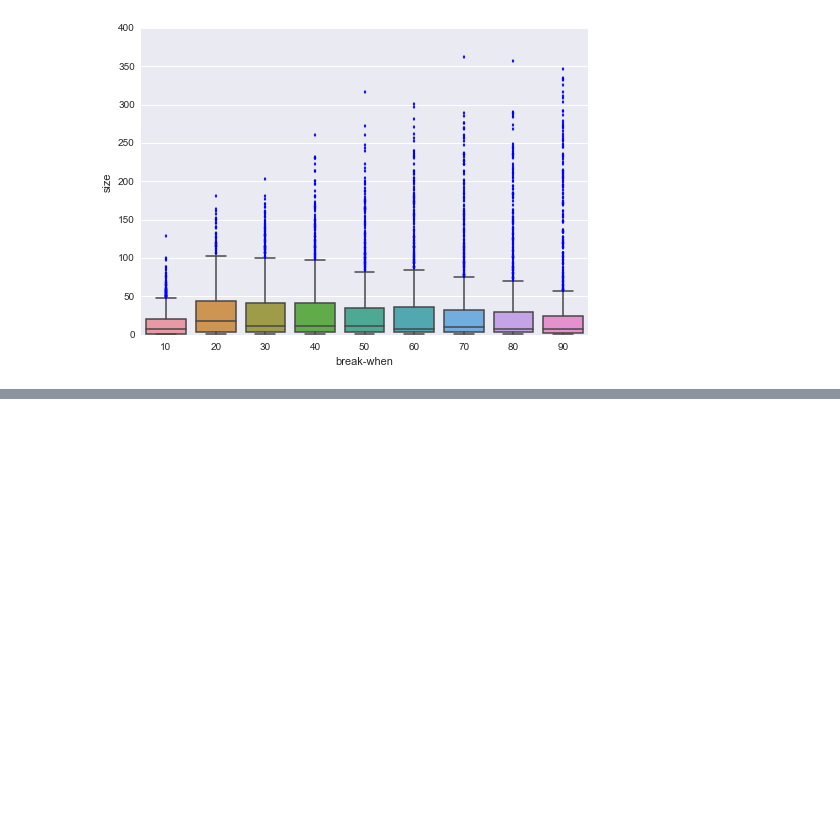
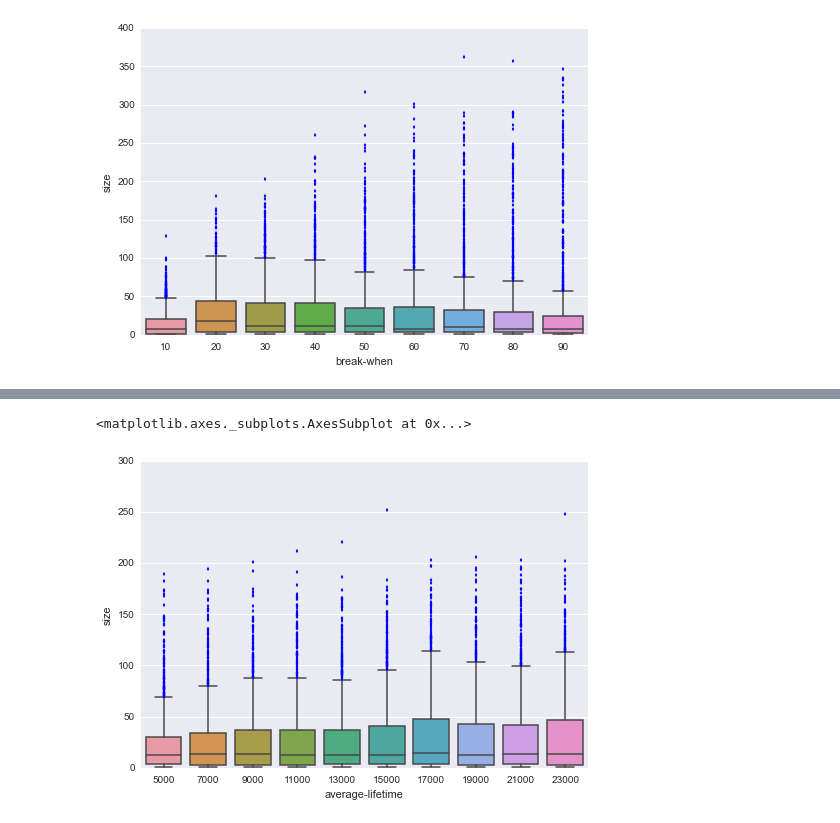
Before and after one commit to brettc/yeasty, a Jupyter notebook: results/analysis.ipynb, the cells around one changed output, grey strips where cells are left out. Cells and saved outputs as stored; diff of their text form; code cells hidden in the pictures; blank space fills up the shorter version.

```diff
--- a/results/analysis.ipynb
+++ b/results/analysis.ipynb
@@ -19,3 +19,7 @@ sb.boxplot(distort['size'], distort['break-when'])
 # %% [output]
 <matplotlib.axes._subplots.AxesSubplot at 0x...>
 [figure]
+# %%
+life = pd.read_csv('./average-lifetime.csv')
+life['average-lifetime'] = life.treatment.map(lambda x : int(x[5:]))
+life.head()
@@ -21,0 +33,5 @@ sb.boxplot(distort['size'], distort['break-when'])
+# %%
+sb.boxplot(life['size'], life['average-lifetime'])
+# %% [output]
+<matplotlib.axes._subplots.AxesSubplot at 0x...>
+[figure, added]
```
Also changed, not shown: parts of 1 cell of this notebook, 1 other file.
